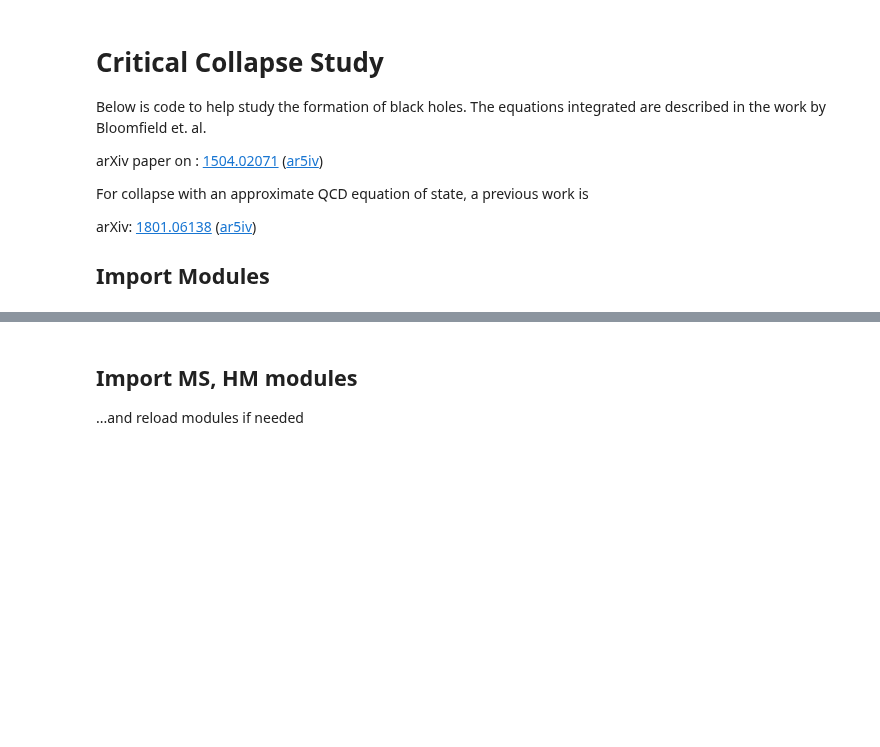
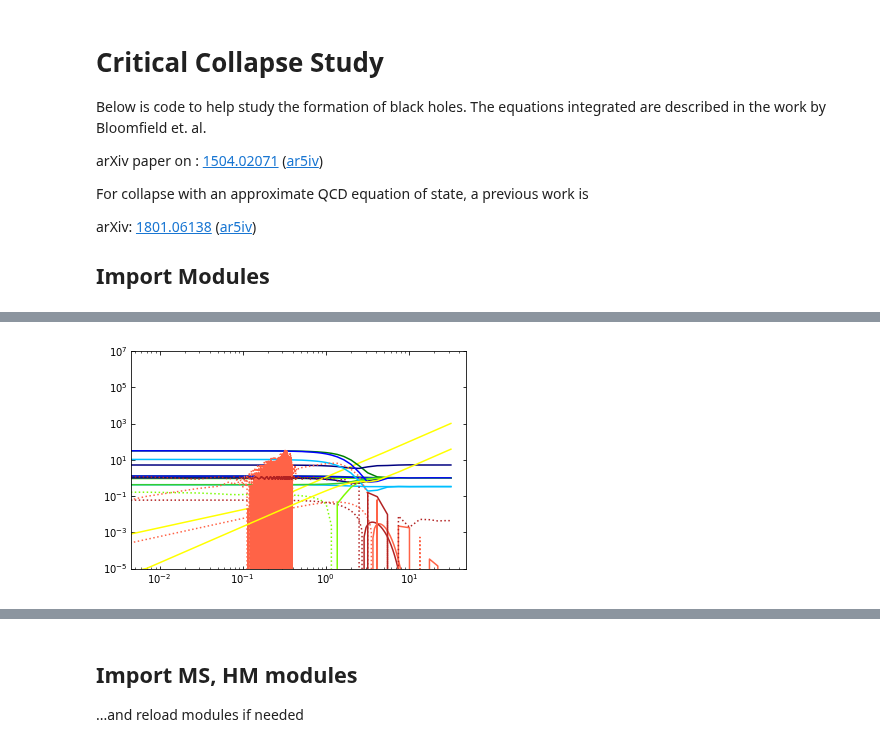
Before and after one commit to jbmertens/criticalcollapse, a Jupyter notebook: Critical_scaling.ipynb, the cells around one changed output, grey strips where cells are left out. Drawn from its saved outputs; the diff is of its cells as text; code cells hidden in the pictures; blank space fills up the shorter version.

Commit message:
abar grid change

```diff
--- a/Critical_scaling.ipynb
+++ b/Critical_scaling.ipynb
@@ -62,5 +0,0 @@ def run_sim(N=400, steps=1000, batches=9, amp=0.2732, d=1.6, f=11) :
-# %%
-N = 800
-f = 11
-agg, l, res, arrs = run_sim(N, 20000, 1, 0.3, 1.6, f)
-print(res)
@@ -111,11 +1,3 @@ plt.plot(rhos, ps)
-# %%
-f = 7
-var = agg[f]
-Abar = agg[0]
-for a in arrs :
-    plt.semilogy(Abar, a, 'b-')
-    plt.semilogy(Abar, -a, "b:")
-plt.hlines(1.0, Abar[0], Abar[-1], colors='k')
 # %% [markdown]
 # Critical Collapse Study
 
@@ -148,0 +150,5 @@ mpl.rc('ytick.minor', visible=True)
+# %%
+comboplot(agg1)
+comboplot(agg2)
+# %% [output]
+[figure, added]
```
Also changed, not shown: parts of 20 cells of this notebook, 2 other files.
